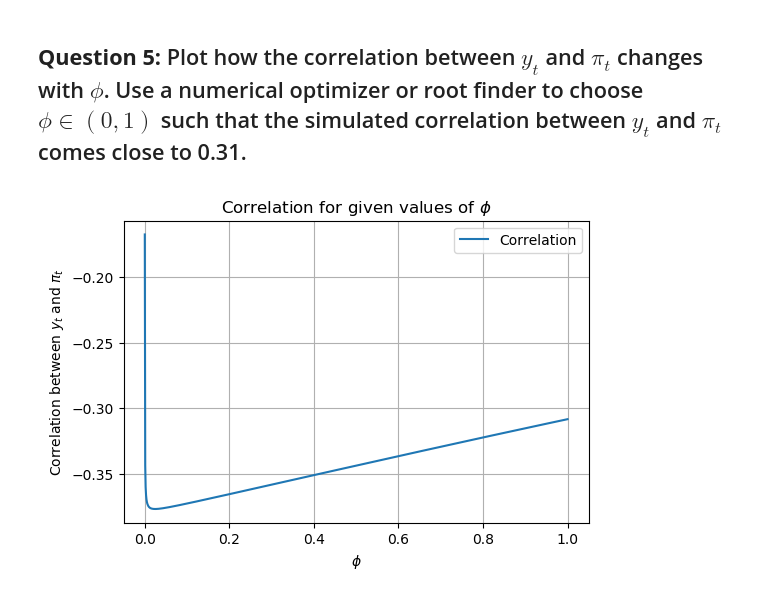
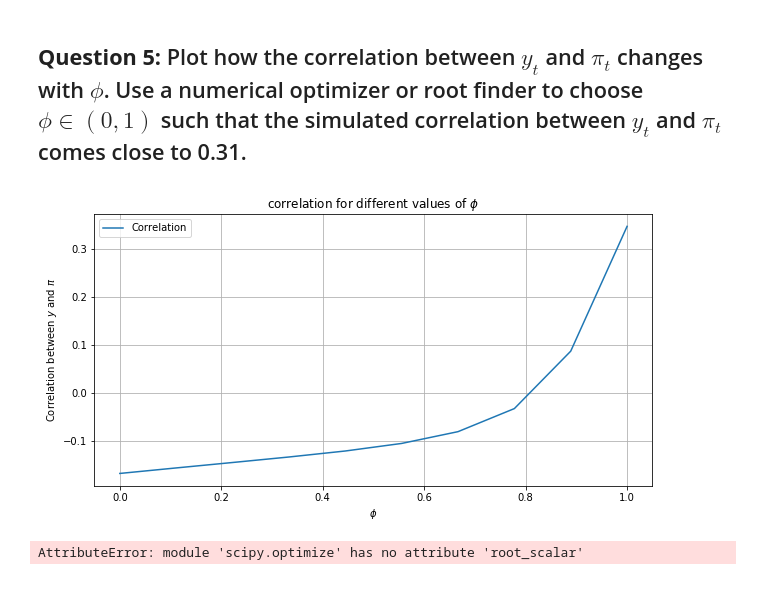
Before and after one commit to NumEconCopenhagen/projects-2019-wp, a Jupyter notebook: examproject/AS-AD_v1.ipynb, the cells around one changed output. Cells and saved outputs as stored; diff of their text form; code cells hidden in the pictures.

```diff
--- a/examproject/AS-AD_v1.ipynb
+++ b/examproject/AS-AD_v1.ipynb
@@ -293,11 +298,4 @@ def simulate(T,phi):
 # %%
-#Simulation of the model
-simulate(T,phi)
-
-#Converting lists to arrays for printing
-y_output_sol=np.array(y_output2)
-pi_inflation_sol=np.array(pi_inflation2)
-
 #Printung the results
 print('Variance of y is %8.3f' % y_output_sol.var())
 print('Variance of pi is %8.3f' % pi_inflation_sol.var())
@@ -315,11 +313,8 @@ Skriv noget tekst her:
 # %% [markdown]
 ## **Question 5:** Plot how the correlation between $y_t$ and $\pi_t$ changes with $\phi$. Use a numerical optimizer or root finder to choose $\phi\in(0,1)$ such that the simulated correlation between $y_t$ and $\pi_t$ comes close to 0.31.
 # %%
-#Definning new phi and empty list for simulation
-phi_new = np.linspace(0,1,T)
-corr_ypi = [0]
-corr_final = []
-v_vector3 = [0]
-s_vector3 = [0]
-pi_inflation3 = [0]
-y_output3 = [0]
+#Definning new phi and empty list for simulation / Assuming y_{-1} = \pi_{-1} = s_{-1} = 0
+phi_new = np.linspace(0,1,10)
+y_sim = {}
+pi_sim = {}
+corr_ypi = []
@@ -337,19 +321,36 @@ def simulate2(phi_var):
-# %%
-for i in phi_new:
-    v_vector3, s_vector3, corr_ypi = simulate2(i)
-    corr_final.append(corr_ypi)
+# %%
+# c. run the simulation and saving values
+for i,p in enumerate(phi_new):
+    pi_sim['pi_inflation3_%s' % i], y_sim['y_output3_%s' % i] = simulate(T, phi_new[i])
+    corr_ypi.append(np.corrcoef(y_sim['y_output3_%s' %i], pi_sim['pi_inflation3_%s' % i])[1,0])
 # %%
 #Creating illustration of the equilibrium values
-fig = plt.figure(dpi=100)
-cx = fig.add_subplot(1,1,1)
-cx.plot(phi_new, corr_final, label = 'Correlation')
+fig = plt.figure(figsize= (10,5))
+cx = fig.add_subplot(1, 1, 1)
+cx.plot(phi_new, corr_ypi, label = 'Correlation')
 
 #Setting up illustration
+cx.grid()
 cx.legend()
-cx.grid()
+cx.set_ylabel('Correlation between $y$ and $\pi$')
 cx.set_xlabel('$\phi$')
-cx.set_ylabel('Correlation between $y_t$ and $\pi_t$')
-cx.set_title('Correlation for given values of $\phi$')
+cx.set_title('correlation for different values of $\phi$')
 plt.show()
 # %% [output]
-[figure, old version]
+[figure, new version]
+# %%
+
+# a. define objective
+obj = lambda phi: np.corrcoef(simulate(T, phi)[0], simulate(T, phi)[1])[1,0] - 0.31
+
+# b. optimize for the root (where obj = 0)
+phi_opt = optimize.root_scalar(obj, x0 = 0.8, bracket = [0,1], method = 'bisect')
+
+# c. present result
+solved = phi_opt.flag
+phi_opt = phi_opt.root
+print(f'the optimizer has', solved)
+print(f'optimal phi: {phi_opt:.2f}')
+print(f'test correlation for this phi: ', np.corrcoef(simulate(T, phi_opt)[0], simulate(T, phi_opt)[1])[1,0])
+# %% [output]
+AttributeError: module 'scipy.optimize' has no attribute 'root_scalar'
```
Also changed, not shown: parts of 6 cells of this notebook, 1 other file.
